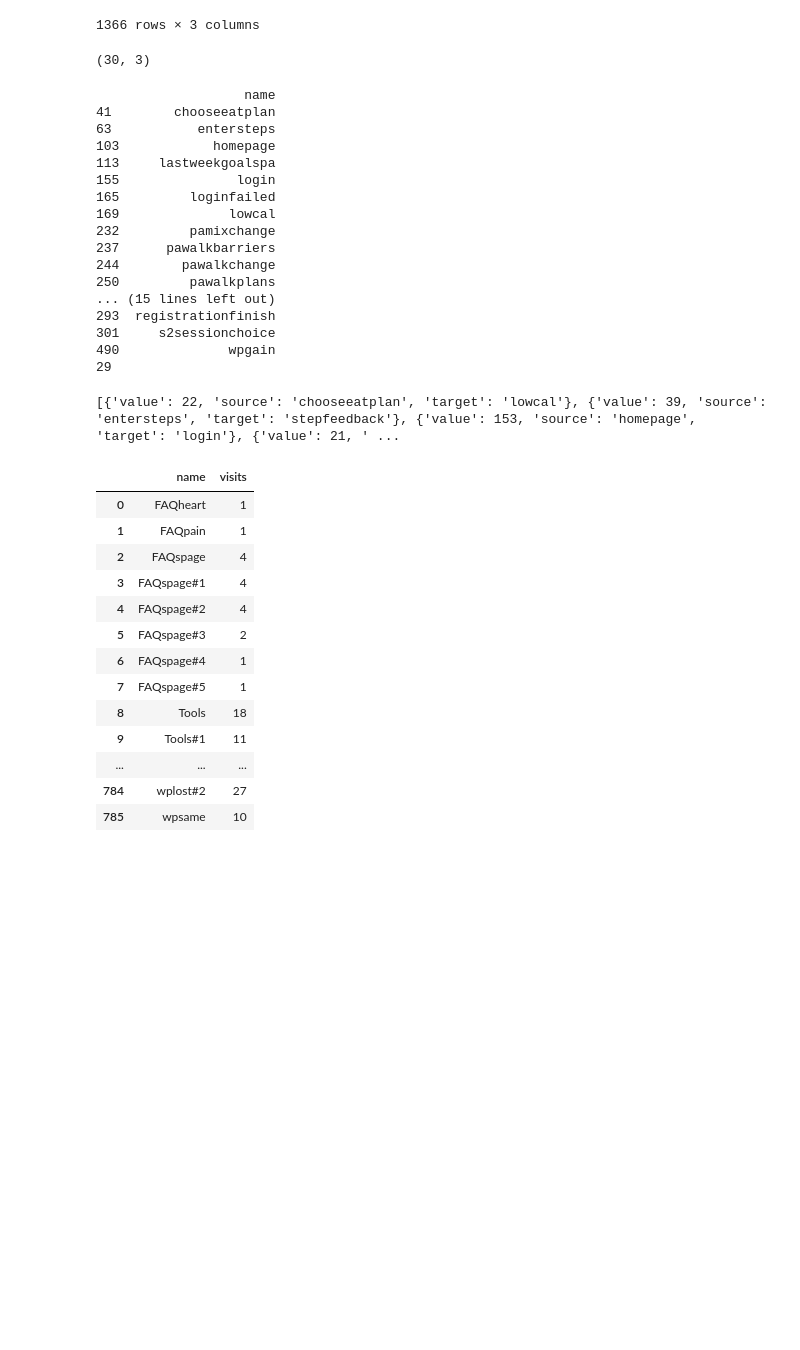
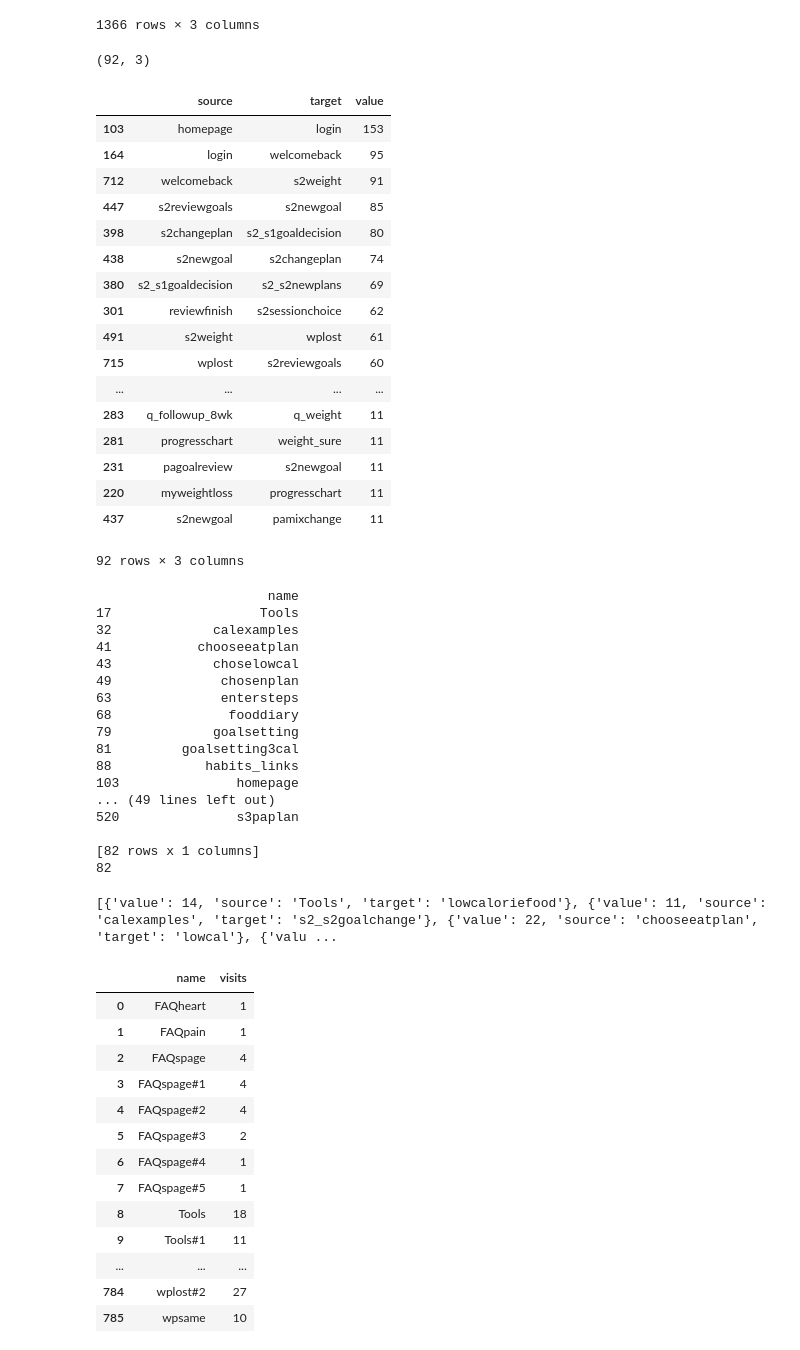
Before and after one commit to andreaseliasson/power-data-cleaning, a Jupyter notebook: eda.ipynb, the cells around one changed output. Saved outputs shown, nothing was run; the diff lists cells and outputs as text; code cells hidden in the pictures; blank space fills up the shorter version.

```diff
--- a/eda.ipynb
+++ b/eda.ipynb
@@ -86,16 +86,35 @@ df_traffic_pairs
 # %%
 # aggregated stuff
 aggr_df_traffic_pairs = aggr_df_transformed.groupby(['source', 'target']).size().reset_index().rename(columns={0:'value'})
 # aggr_df_traffic_pairs = aggr_df_traffic_pairs[df_traffic_pairs['value'] > 1]
 show = aggr_df_traffic_pairs.sort_values('value', ascending=False)
 aggr_df_traffic_pairs = aggr_df_traffic_pairs[aggr_df_traffic_pairs['source'] != aggr_df_traffic_pairs['target']]
 aggr_df_traffic_pairs.sort_values('value', ascending=False)
 
 # Filtering
-aggr_df_traffic_pairs = aggr_df_traffic_pairs[aggr_df_traffic_pairs['value'] > 20]
-aggr_df_traffic_pairs.shape
+aggr_df_traffic_pairs = aggr_df_traffic_pairs[aggr_df_traffic_pairs['value'] > 10]
+print(aggr_df_traffic_pairs.shape)
+aggr_df_traffic_pairs.sort_values('value', ascending=False)
 # %% [output]
-(30, 3)
+(92, 3)
+|  | source | target | value |
+| 103 | homepage | login | 153 |
+| 164 | login | welcomeback | 95 |
+| 712 | welcomeback | s2weight | 91 |
+| 447 | s2reviewgoals | s2newgoal | 85 |
+| 398 | s2changeplan | s2_s1goaldecision | 80 |
+| 438 | s2newgoal | s2changeplan | 74 |
+| 380 | s2_s1goaldecision | s2_s2newplans | 69 |
+| 301 | reviewfinish | s2sessionchoice | 62 |
+| 491 | s2weight | wplost | 61 |
+| 715 | wplost | s2reviewgoals | 60 |
+| ... | ... | ... | ... |
+| 283 | q_followup_8wk | q_weight | 11 |
+| 281 | progresschart | weight_sure | 11 |
+| 231 | pagoalreview | s2newgoal | 11 |
+| 220 | myweightloss | progresschart | 11 |
+| 437 | s2newgoal | pamixchange | 11 |
+92 rows × 3 columns
 # %%
 # Only include nodes that appear in the traffic pairs list
 aggr_nodes = pd.DataFrame(columns=['name'])
@@ -107,23 +126,23 @@ print(aggr_nodes)
 aggr_nodes_list = aggr_nodes.to_dict(orient='record')
 print(len(aggr_nodes_list))
 # %% [output]
-                   name
-41        chooseeatplan
-63           entersteps
-103            homepage
-113     lastweekgoalspa
-155               login
-165         loginfailed
-169              lowcal
-232         pamixchange
-237      pawalkbarriers
-244        pawalkchange
-250         pawalkplans
-... (15 lines left out)
-293  registrationfinish
-301     s2sessionchoice
-490              wpgain
-29
+                      name
+17                   Tools
+32             calexamples
+41           chooseeatplan
+43             choselowcal
+49              chosenplan
+63              entersteps
+68               fooddiary
+79             goalsetting
+81         goalsetting3cal
+88            habits_links
+103               homepage
+... (49 lines left out)
+520               s3paplan
+
+[82 rows x 1 columns]
+82
 # %%
 # store traffic pairs as a list
 traffic_pairs_list = df_traffic_pairs.to_dict(orient='record')
@@ -133,7 +152,7 @@ aggr_traffic_pairs_list = aggr_df_traffic_pairs.to_dict(orient='record')
 len(aggr_traffic_pairs_list)
 print(aggr_traffic_pairs_list)
 # %% [output]
-[{'value': 22, 'source': 'chooseeatplan', 'target': 'lowcal'}, {'value': 39, 'source': 'entersteps', 'target': 'stepfeedback'}, {'value': 153, 'source': 'homepage', 'target': 'login'}, {'value': 21, ' ...
+[{'value': 14, 'source': 'Tools', 'target': 'lowcaloriefood'}, {'value': 11, 'source': 'calexamples', 'target': 's2_s2goalchange'}, {'value': 22, 'source': 'chooseeatplan', 'target': 'lowcal'}, {'valu ...
 # %%
 # count the number times a source page appears (visits)
 source_visits = df_transformed.groupby('source').size().reset_index().rename(columns={'source': 'name', 0: 'visits'})
```
Also changed, not shown: parts of 10 cells of this notebook.
